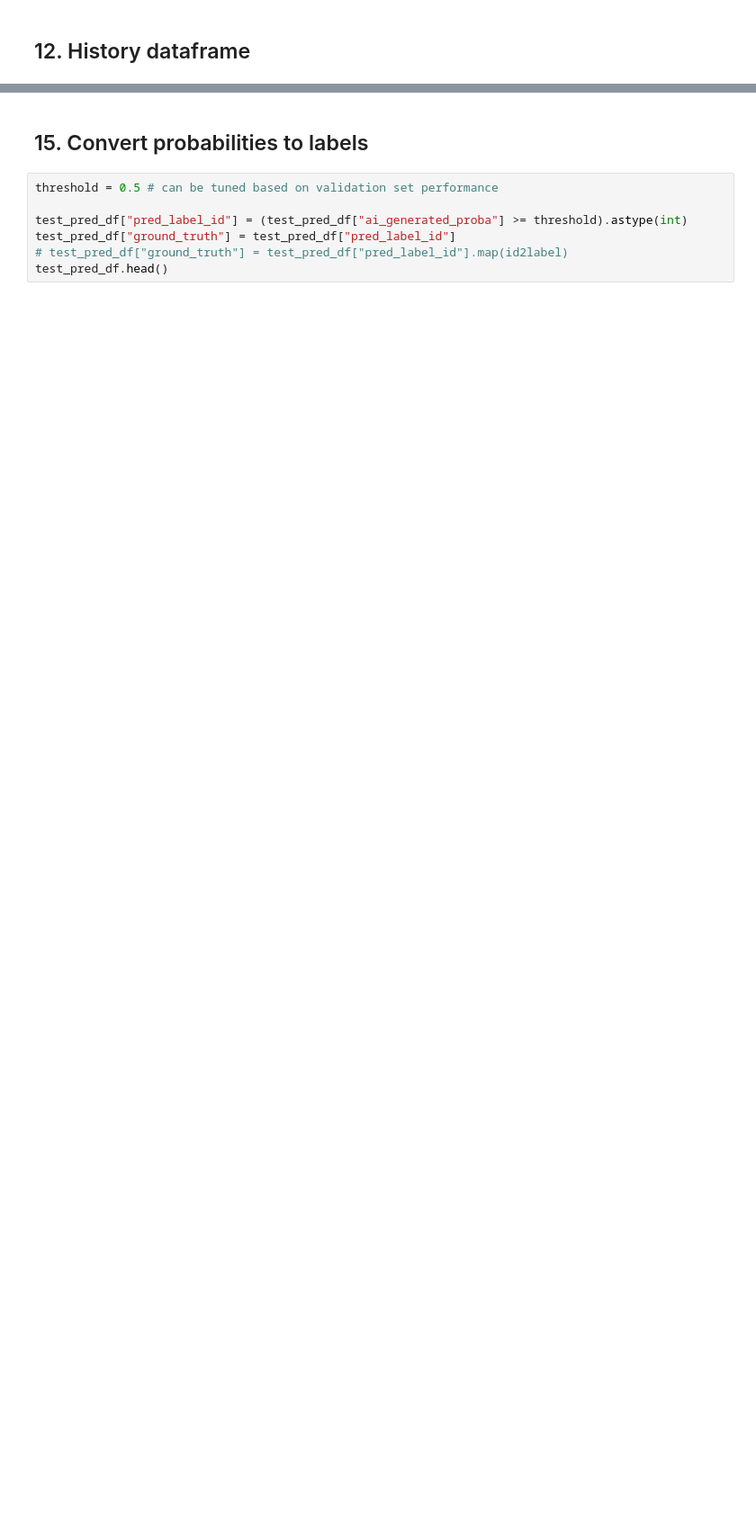
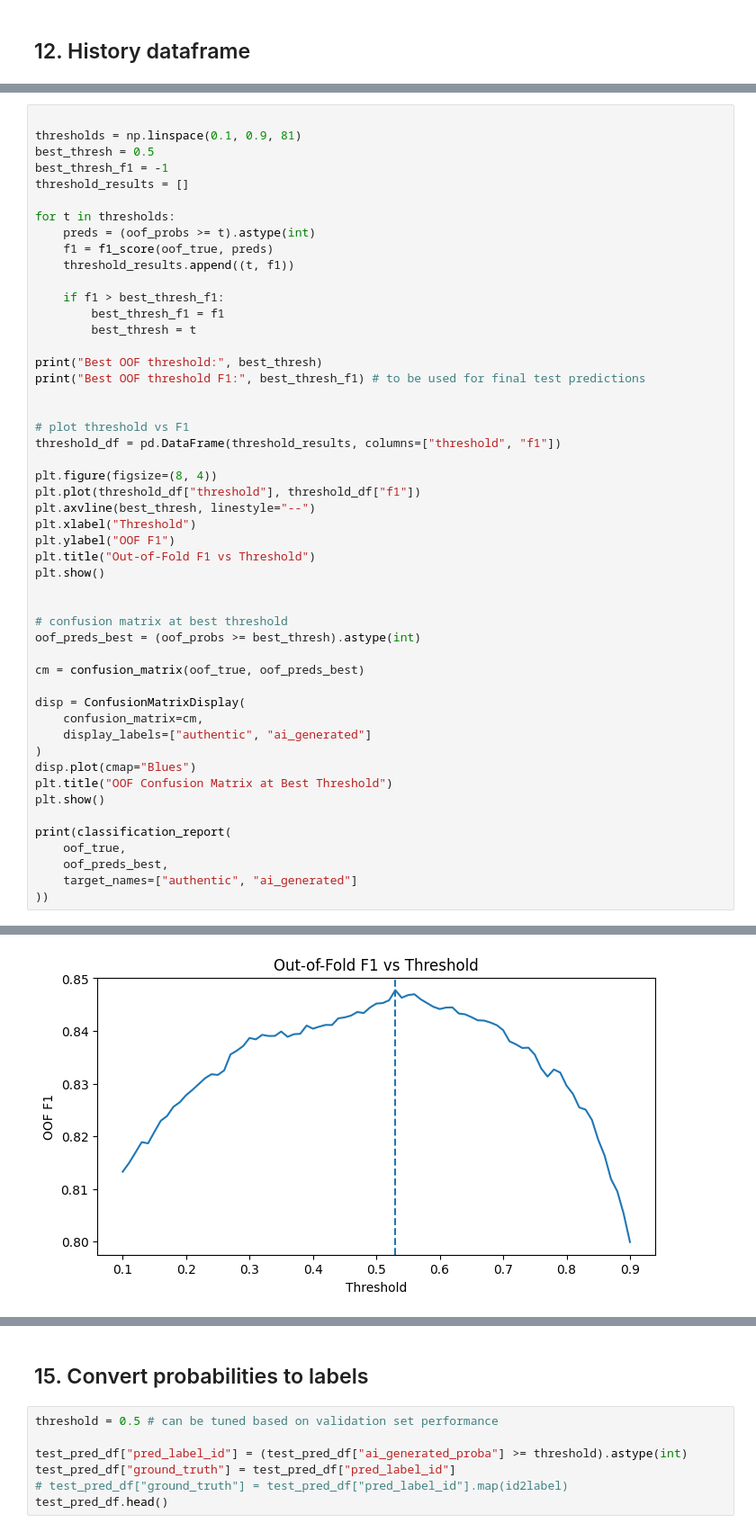
Before and after one commit to tbeliere12/etsy-ai-image-detector, a Jupyter notebook: src/02_model_ResNet-50_k-fold.ipynb, the cells around one changed output, grey strips where cells are left out. Shown at 90% size. Drawn from its saved outputs; the diff is of its cells as text; blank space fills up the shorter version.

```diff
--- a/src/02_model_ResNet-50_k-fold.ipynb
+++ b/src/02_model_ResNet-50_k-fold.ipynb
@@ -562,0 +566,51 @@ plt.show()
+# %%
+
+thresholds = np.linspace(0.1, 0.9, 81)
+best_thresh = 0.5
+best_thresh_f1 = -1
+threshold_results = []
+
+for t in thresholds:
+    preds = (oof_probs >= t).astype(int)
+    f1 = f1_score(oof_true, preds)
+    threshold_results.append((t, f1))
+
+    if f1 > best_thresh_f1:
+        best_thresh_f1 = f1
+        best_thresh = t
+
+print("Best OOF threshold:", best_thresh)
+print("Best OOF threshold F1:", best_thresh_f1) # to be used for final test predictions
+
+
+# plot threshold vs F1
+threshold_df = pd.DataFrame(threshold_results, columns=["threshold", "f1"])
+
+plt.figure(figsize=(8, 4))
+plt.plot(threshold_df["threshold"], threshold_df["f1"])
+plt.axvline(best_thresh, linestyle="--")
+plt.xlabel("Threshold")
+plt.ylabel("OOF F1")
+plt.title("Out-of-Fold F1 vs Threshold")
+plt.show()
+
+
+# confusion matrix at best threshold
+oof_preds_best = (oof_probs >= best_thresh).astype(int)
+
+cm = confusion_matrix(oof_true, oof_preds_best)
+
+disp = ConfusionMatrixDisplay(
+    confusion_matrix=cm,
+    display_labels=["authentic", "ai_generated"]
+)
+disp.plot(cmap="Blues")
+plt.title("OOF Confusion Matrix at Best Threshold")
+plt.show()
+
+print(classification_report(
+    oof_true,
+    oof_preds_best,
+    target_names=["authentic", "ai_generated"]
+))
+# %% [output]
@@ -562,0 +619 @@ plt.show()
+[figure, added]
```
Also changed, not shown: parts of 13 cells of this notebook.
